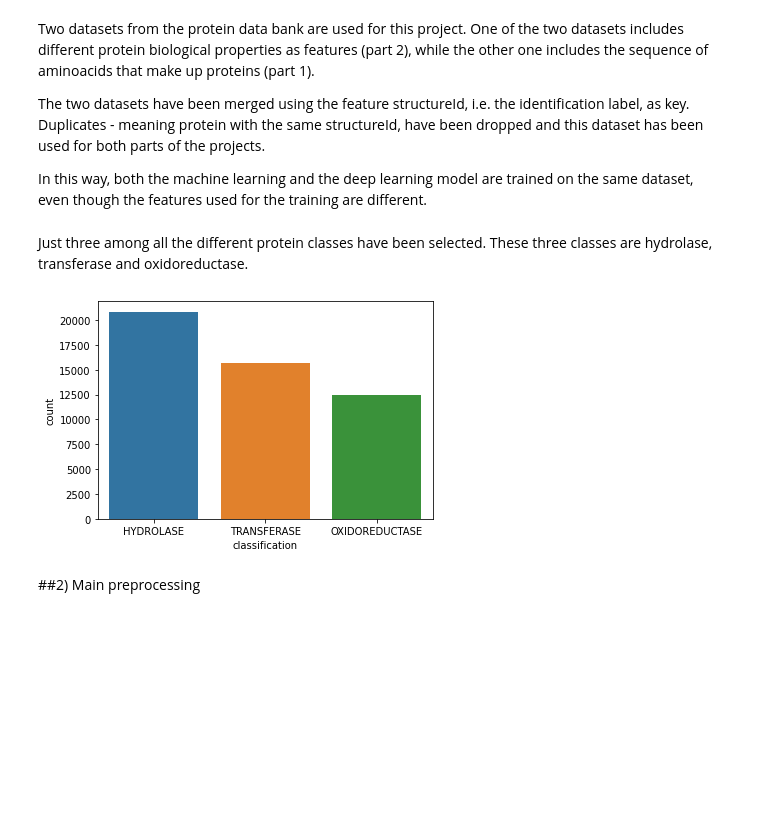
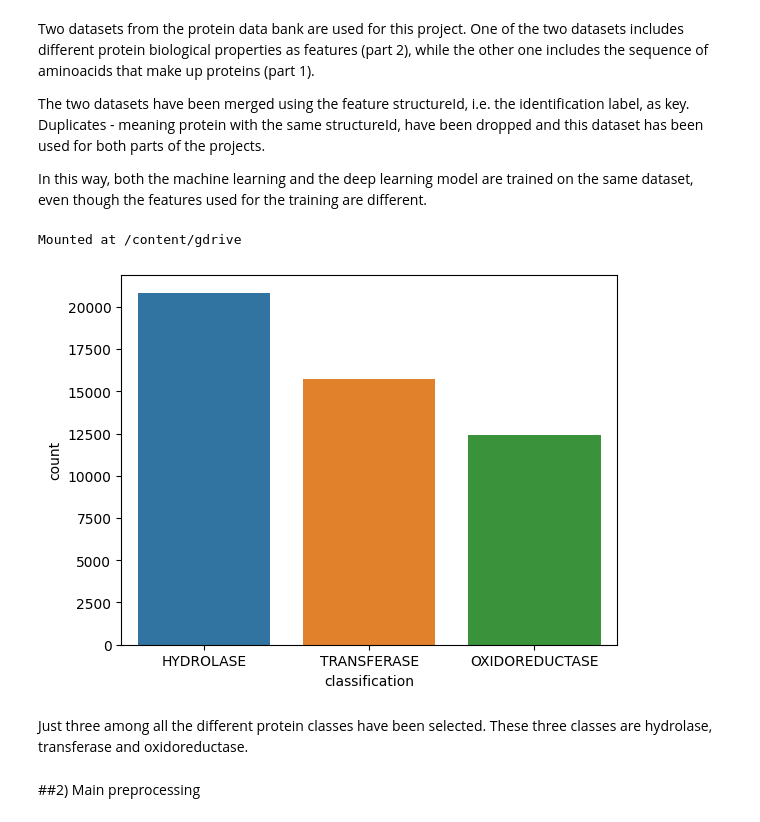
Before and after one commit to MattiaPerrone123/Protein_Family_Prediction, a Jupyter notebook: Protein_Family_Prediction.ipynb, the cells around one changed output. Drawn from its saved outputs; the diff is of its cells as text; code cells hidden in the pictures; blank space fills up the shorter version.

```diff
--- a/Protein_Family_Prediction.ipynb
+++ b/Protein_Family_Prediction.ipynb
@@ -80,37 +75,44 @@ In this way, both the machine learning and the deep learning model are trained o
 # %%
 #1) Dataset loading and initial preprocessing
 
-#Loading the dataset
-def load_data(path1, path2):
-  data1 = pd.read_csv(path1)
-  data2 = pd.read_csv(path2)
-  return data1, data2
-
-data1, data2 = load_data('Dataset/pdb_data_no_dups.csv',
-                        'Dataset/pdb_data_seq.csv')
+class loading_preprocess:
+    def __init__(self, path1, path2):
+      self.path1=path1
+      self.path2=path2
 
 
-#Merging the two datasets and dropping duplicates (according to the feature "structureId")
-def merge_and_drop_duplicates_id(data1, data2):
-  data=pd.merge(data1, data2, on=["structureId"])
-  data.drop_duplicates(subset=['structureId'], inplace=True)
-  return data
+    #Loading the dataset
+    def load_data(self):
+      drive.mount('/content/gdrive',force_remount=True)
+      self.data1 = pd.read_csv(self.path1)
+      self.data2 = pd.read_csv(self.path2)
 
-data_merged = merge_and_drop_duplicates_id(data1, data2)
+
+    #Merging the two datasets and dropping duplicates (according to the feature "structureId")
+    def merge_and_drop_duplicates_id(self):
+      self.data=pd.merge(self.data1, self.data2, on=["structureId"])
+      self.data.drop_duplicates(subset=['structureId'], inplace=True)
+
+
+
+    #Selection of the most common 3 classes of the output variable
+    def classes_selection(self):
+      classes = ['HYDROLASE', 'TRANSFERASE', 'OXIDOREDUCTASE']
+      self.data = self.data[self.data.classification.isin(classes)]
+      ax=sns.countplot(x=self.data["classification"])
+      self.data.replace({"HYDROLASE":0,"TRANSFERASE":1,"OXIDOREDUCTASE":2},inplace=True)
+      return self.data
+# %%
+my_loading_preprocess=loading_preprocess('/content/gdrive/MyDrive/Protein_Project/pdb_data_no_dups.csv',
+                            '/content/gdrive/MyDrive/Protein_Project/pdb_data_seq.csv')
+my_loading_preprocess.load_data()
+my_loading_preprocess.merge_and_drop_duplicates_id()
+data_final = my_loading_preprocess.classes_selection()
+# %% [output]
+Mounted at /content/gdrive
+[figure, added]
 # %% [markdown]
 Just three among all the different protein classes have been selected. These three classes are hydrolase, transferase and oxidoreductase.
-# %%
-#Selection of the most common 3 classes of the output variable
-def classes_selection(data):
-  classes = ['HYDROLASE', 'TRANSFERASE', 'OXIDOREDUCTASE']
-  data = data[data.classification.isin(classes)]
-  ax=sns.countplot(x=data["classification"])
-  data.replace({"HYDROLASE":0,"TRANSFERASE":1,"OXIDOREDUCTASE":2},inplace=True)
-  return data
-
-data_final = classes_selection(data_merged)
-# %% [output]
-[figure, removed]
 # %% [markdown]
 ##2) Main preprocessing
 # %% [markdown]
```
Also changed, not shown: parts of 19 cells of this notebook.
